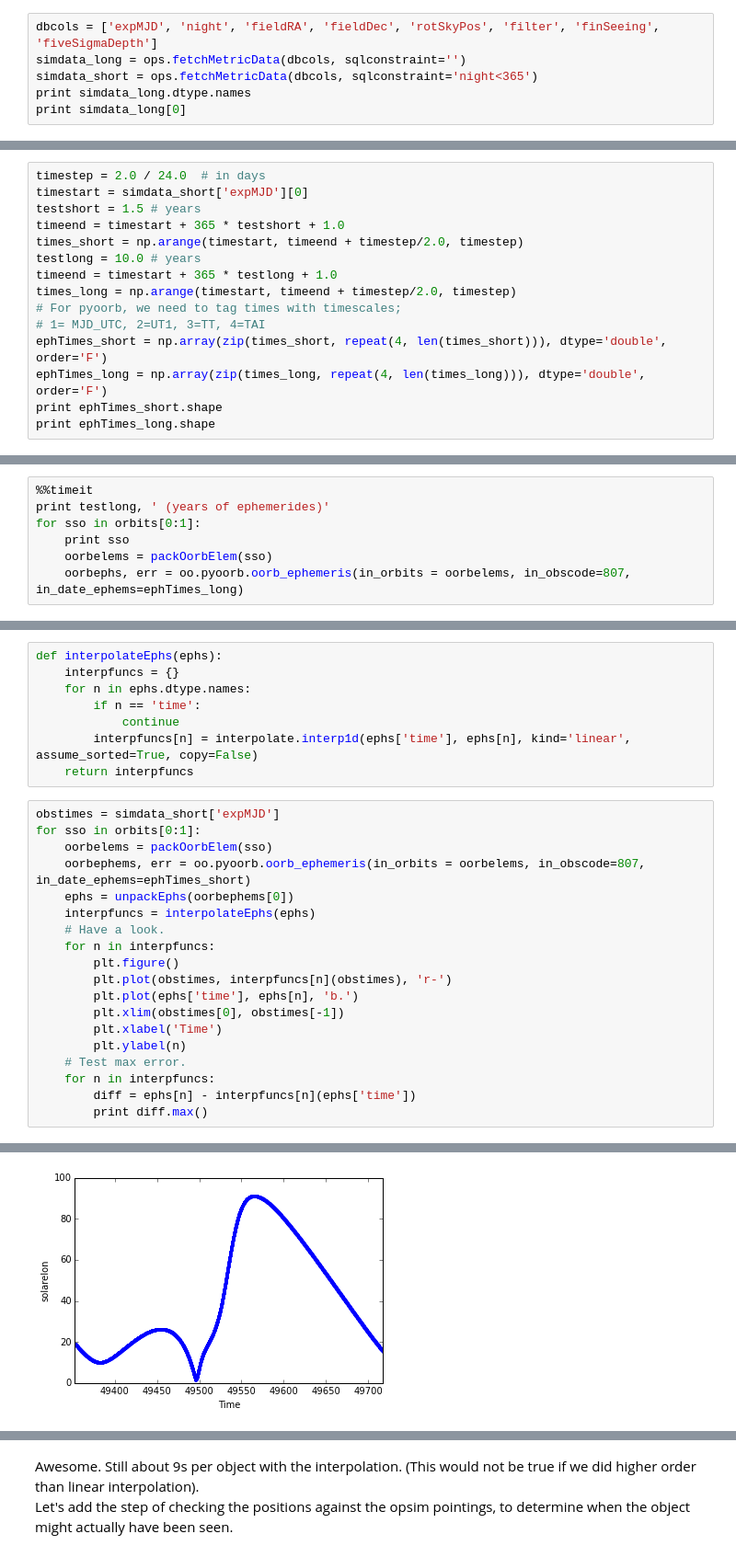
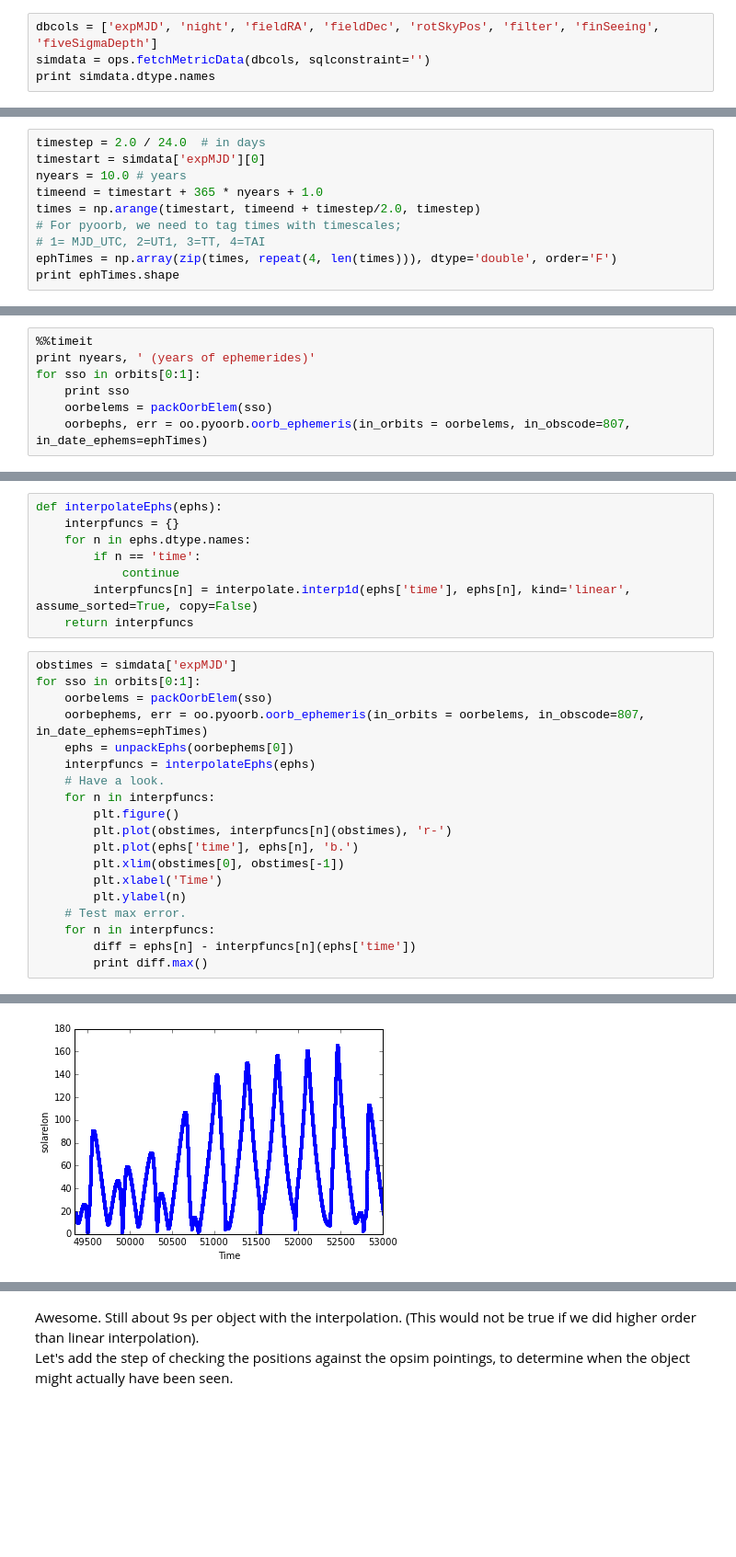
Before and after one commit to rhiannonlynne/MafSSO, a Jupyter notebook: Prototype Maf SSO detections.ipynb, the cells around one changed output, grey strips where cells are left out. Shown at 92% size. Drawn from its saved outputs; the diff is of its cells as text; blank space fills up the shorter version.

```diff
--- a/Prototype Maf SSO detections.ipynb
+++ b/Prototype Maf SSO detections.ipynb
@@ -36,9 +36,7 @@ dbAddress = 'sqlite:///enigma_1189_sqlite.db'
 ops = OpsimDatabase(dbAddress)
 # %%
 dbcols = ['expMJD', 'night', 'fieldRA', 'fieldDec', 'rotSkyPos', 'filter', 'finSeeing', 'fiveSigmaDepth']
-simdata_long = ops.fetchMetricData(dbcols, sqlconstraint='')
-simdata_short = ops.fetchMetricData(dbcols, sqlconstraint='night<365')
-print simdata_long.dtype.names
-print simdata_long[0]
+simdata = ops.fetchMetricData(dbcols, sqlconstraint='')
+print simdata.dtype.names
 # %% [output]
 ('obsHistID', 'expMJD', 'night', 'fieldRA', 'fieldDec', 'rotSkyPos', 'filter', 'finSeeing', 'fiveSigmaDepth')
@@ -70,17 +67,12 @@ Testing ephemeris generation, along the style of option (2) above. <br>
 Because pyoorb is a python interface to a Fortran program (OpenOrb), written very simply with f2py, we have to do some awkwardness with array-rearranging.
 # %%
 timestep = 2.0 / 24.0  # in days
-timestart = simdata_short['expMJD'][0]
-testshort = 1.5 # years
-timeend = timestart + 365 * testshort + 1.0
-times_short = np.arange(timestart, timeend + timestep/2.0, timestep)
-testlong = 10.0 # years
-timeend = timestart + 365 * testlong + 1.0
-times_long = np.arange(timestart, timeend + timestep/2.0, timestep)
+timestart = simdata['expMJD'][0]
+nyears = 10.0 # years
+timeend = timestart + 365 * nyears + 1.0
+times = np.arange(timestart, timeend + timestep/2.0, timestep)
 # For pyoorb, we need to tag times with timescales;
 # 1= MJD_UTC, 2=UT1, 3=TT, 4=TAI
-ephTimes_short = np.array(zip(times_short, repeat(4, len(times_short))), dtype='double', order='F')
-ephTimes_long = np.array(zip(times_long, repeat(4, len(times_long))), dtype='double', order='F')
-print ephTimes_short.shape
-print ephTimes_long.shape
+ephTimes = np.array(zip(times, repeat(4, len(times))), dtype='double', order='F')
+print ephTimes.shape
 # %% [output]
@@ -112,11 +103,11 @@ def packOorbElem(sso):
     return oorbelems
 # %%
 %%timeit
-print testlong, ' (years of ephemerides)'
+print nyears, ' (years of ephemerides)'
 for sso in orbits[0:1]:
     print sso
     oorbelems = packOorbElem(sso)
-    oorbephs, err = oo.pyoorb.oorb_ephemeris(in_orbits = oorbelems, in_obscode=807, in_date_ephems=ephTimes_long)
+    oorbephs, err = oo.pyoorb.oorb_ephemeris(in_orbits = oorbelems, in_obscode=807, in_date_ephems=ephTimes)
 # %% [output]
 10.0  (years of ephemerides)
 (0, 0, 'COM', 0.1865233429220149, 0.82696095, 22.827817, 88.02446399999998, 31.358208, 49090.767295844285, 20.0, 49353.16, 1, 6, 10, 'PYOORB')
@@ -165,10 +156,10 @@ def interpolateEphs(ephs):
         interpfuncs[n] = interpolate.interp1d(ephs['time'], ephs[n], kind='linear', assume_sorted=True, copy=False)
     return interpfuncs
 # %%
-obstimes = simdata_short['expMJD']
+obstimes = simdata['expMJD']
 for sso in orbits[0:1]:
     oorbelems = packOorbElem(sso)
-    oorbephems, err = oo.pyoorb.oorb_ephemeris(in_orbits = oorbelems, in_obscode=807, in_date_ephems=ephTimes_short)
+    oorbephems, err = oo.pyoorb.oorb_ephemeris(in_orbits = oorbelems, in_obscode=807, in_date_ephems=ephTimes)
     ephs = unpackEphs(oorbephems[0])
     interpfuncs = interpolateEphs(ephs)
     # Have a look.
@@ -199 +190 @@ for sso in orbits[0:1]:
-[figure, old version]
+[figure, new version]
```
Also changed, not shown: parts of 21 cells of this notebook, 4 other files.
